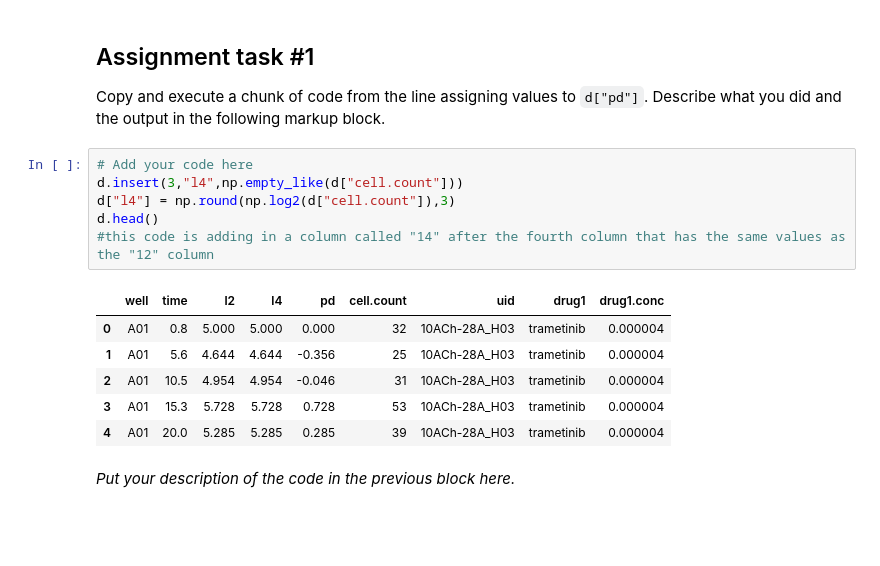
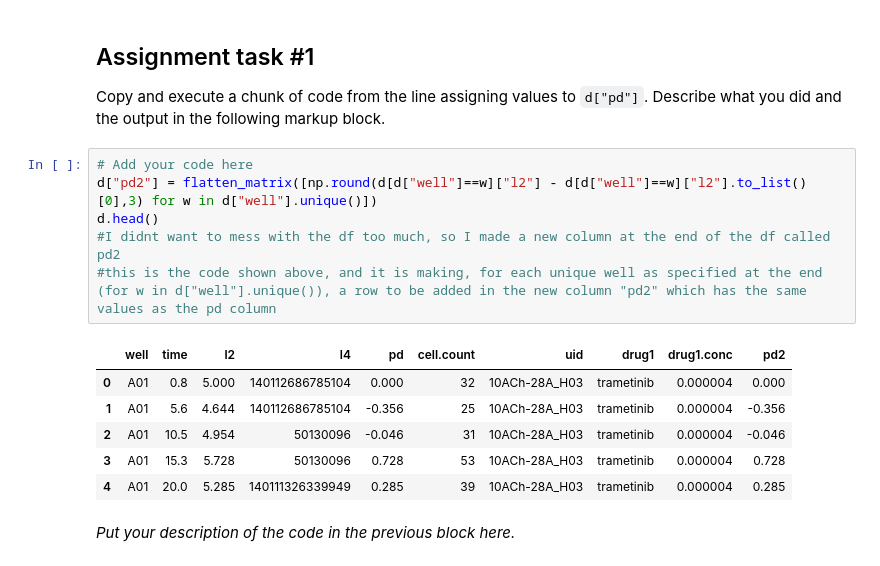
Before and after one commit to VU-CSP/popgrowth_assignment-allysuzzane4, a Jupyter notebook: PopGrowthLecture_assignment_Allison McCabe.ipynb, the cells around one changed output. Cells and saved outputs as stored; diff of their text form; blank space fills up the shorter version.

```diff
--- a/PopGrowthLecture_assignment_Allison McCabe.ipynb
+++ b/PopGrowthLecture_assignment_Allison McCabe.ipynb
@@ -167,19 +188,19 @@ d.head(100)
 # %% [markdown]
 ## Assignment task #1
 Copy and execute a chunk of code from the line assigning values to `d["pd"]`. Describe what you did and the output in the following markup block.
-# %%
-# Add your code here
-d.insert(3,"l4",np.empty_like(d["cell.count"]))
-d["l4"] = np.round(np.log2(d["cell.count"]),3)
-d.head()
-#this code is adding in a column called "14" after the fourth column that has the same values as the "12" column
-# %% [output]
-|  | well | time | l2 | l4 | pd | cell.count | uid | drug1 | drug1.conc |
-| 0 | A01 | 0.8 | 5.000 | 5.000 | 0.000 | 32 | 10ACh-28A_H03 | trametinib | 0.000004 |
-| 1 | A01 | 5.6 | 4.644 | 4.644 | -0.356 | 25 | 10ACh-28A_H03 | trametinib | 0.000004 |
-| 2 | A01 | 10.5 | 4.954 | 4.954 | -0.046 | 31 | 10ACh-28A_H03 | trametinib | 0.000004 |
-| 3 | A01 | 15.3 | 5.728 | 5.728 | 0.728 | 53 | 10ACh-28A_H03 | trametinib | 0.000004 |
-| 4 | A01 | 20.0 | 5.285 | 5.285 | 0.285 | 39 | 10ACh-28A_H03 | trametinib | 0.000004 |
+# %%
+# Add your code here
+d["pd2"] = flatten_matrix([np.round(d[d["well"]==w]["l2"] - d[d["well"]==w]["l2"].to_list()[0],3) for w in d["well"].unique()])
+d.head()
+#I didnt want to mess with the df too much, so I made a new column at the end of the df called pd2
+#this is the code shown above, and it is making, for each unique well as specified at the end (for w in d["well"].unique()), a row to be added in the new column "pd2" which has the same values as the pd column
+# %% [output]
+|  | well | time | l2 | l4 | pd | cell.count | uid | drug1 | drug1.conc | pd2 |
+| 0 | A01 | 0.8 | 5.000 | 140112686785104 | 0.000 | 32 | 10ACh-28A_H03 | trametinib | 0.000004 | 0.000 |
+| 1 | A01 | 5.6 | 4.644 | 140112686785104 | -0.356 | 25 | 10ACh-28A_H03 | trametinib | 0.000004 | -0.356 |
+| 2 | A01 | 10.5 | 4.954 | 50130096 | -0.046 | 31 | 10ACh-28A_H03 | trametinib | 0.000004 | -0.046 |
+| 3 | A01 | 15.3 | 5.728 | 50130096 | 0.728 | 53 | 10ACh-28A_H03 | trametinib | 0.000004 | 0.728 |
+| 4 | A01 | 20.0 | 5.285 | 140111326339949 | 0.285 | 39 | 10ACh-28A_H03 | trametinib | 0.000004 | 0.285 |
 # %% [markdown]
 *Put your description of the code in the previous block here.*
 # %% [markdown]
```
Also changed, not shown: parts of 2 cells of this notebook.
